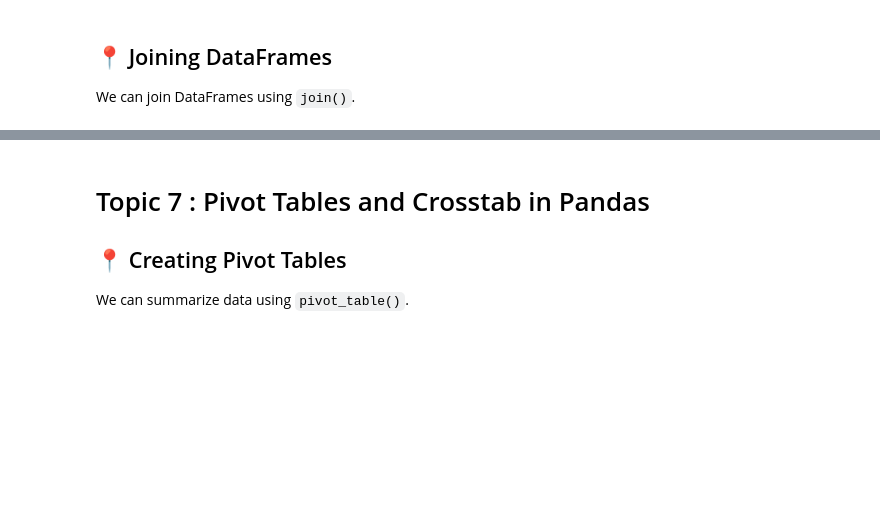
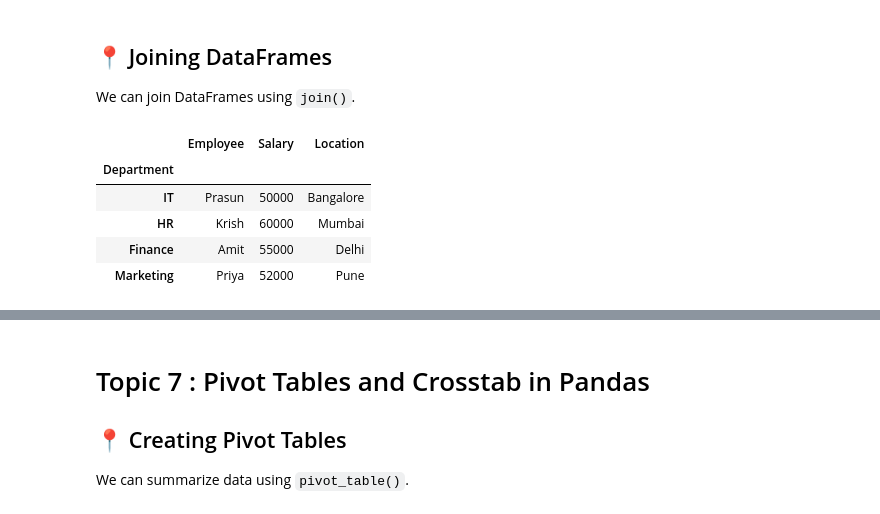
Before and after one commit to atjlok/ML, a Jupyter notebook: pandas-wp.ipynb, the cells around one changed output, grey strips where cells are left out. Saved outputs shown, nothing was run; the diff lists cells and outputs as text; code cells hidden in the pictures; blank space fills up the shorter version.

```diff
--- a/pandas-wp.ipynb
+++ b/pandas-wp.ipynb
@@ -502,46 +515,35 @@ We can join DataFrames using `join()`.
 # %%
 import pandas as pd
 import numpy as np
 
 # Creating a sample DataFrame with missing values
 
-data = {
-    'Employee': ['Prasun', 'Krish', 'Amit', 'Priya'],
-    'Salary': [50000, np.nan, 55000, 52000],
-    'Department': ['IT', 'HR', np.nan, 'Marketing']
-}
-df = pd.DataFrame(data)
-
-# Checking for missing values
-
-a = df.isna()
-
-print("Count of missing values:\n", df.isna().sum())
-
 df1 = pd.DataFrame({
     'Employee': ['Prasun', 'Krish', 'Amit', 'Priya'],
     'Department': ['IT', 'HR', 'Finance', 'Marketing'],
     'Salary': [50000, 60000, 55000, 52000]
-})
-
-df2 = pd.DataFrame({
-    'Employee': ['Prasun', 'Krish', 'Amit', 'Priya'],
-    'Experience': [5, 7, 3, 4]
 })
 
 
 # Creating sample DataFrames
 
 df3 = pd.DataFrame({
     'Department': ['IT', 'HR', 'Finance', 'Marketing'],
     'Location': ['Bangalore', 'Mumbai', 'Delhi', 'Pune']
 })
 
 # Creating sample DataFrame using join()
 
 df4 = df1.set_index('Department').join(df3.set_index('Department'))
 
 a = df4
+# %% [output]
+|  | Employee | Salary | Location |
+| Department |  |  |  |
+| IT | Prasun | 50000 | Bangalore |
+| HR | Krish | 60000 | Mumbai |
+| Finance | Amit | 55000 | Delhi |
+| Marketing | Priya | 52000 | Pune |
 # %%
 import pandas as pd
 import numpy as np
```
Also changed, not shown: parts of 20 cells of this notebook.
